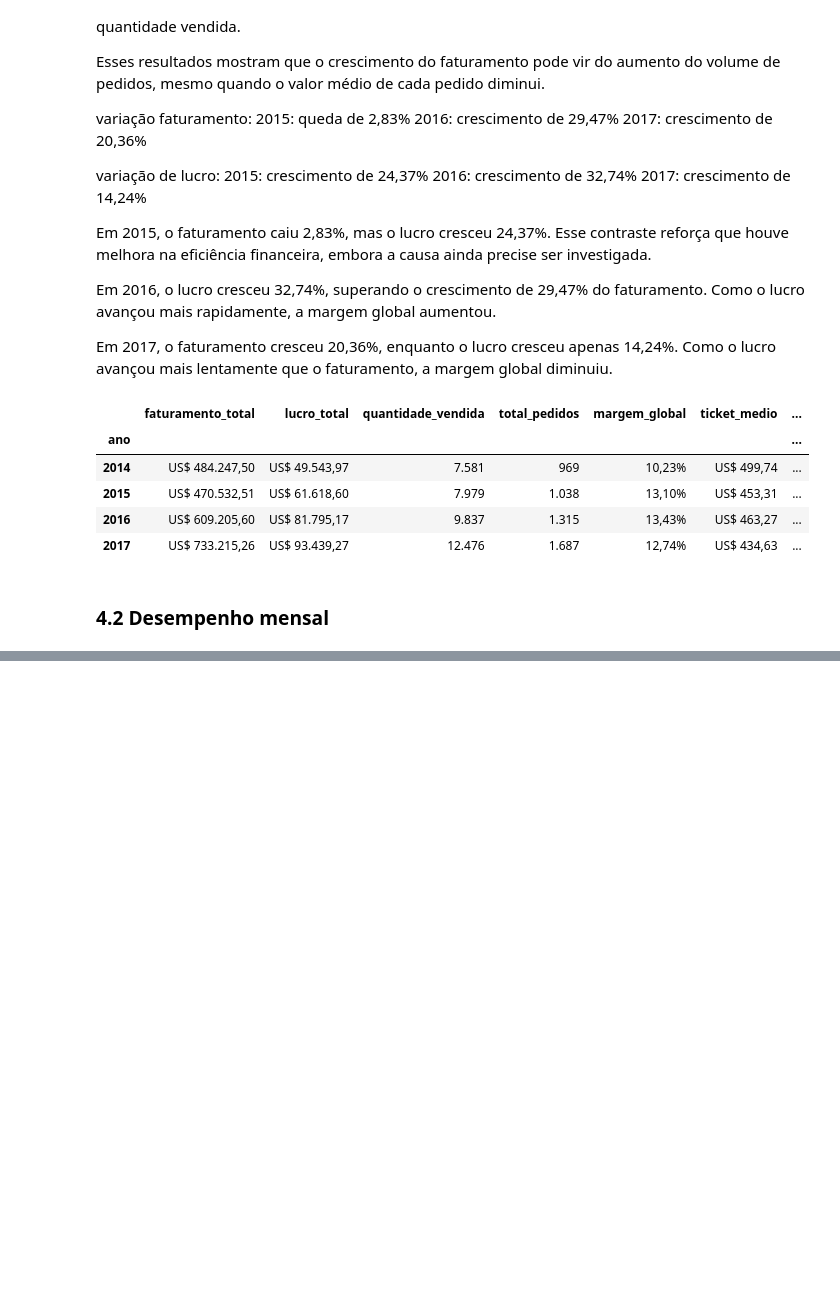
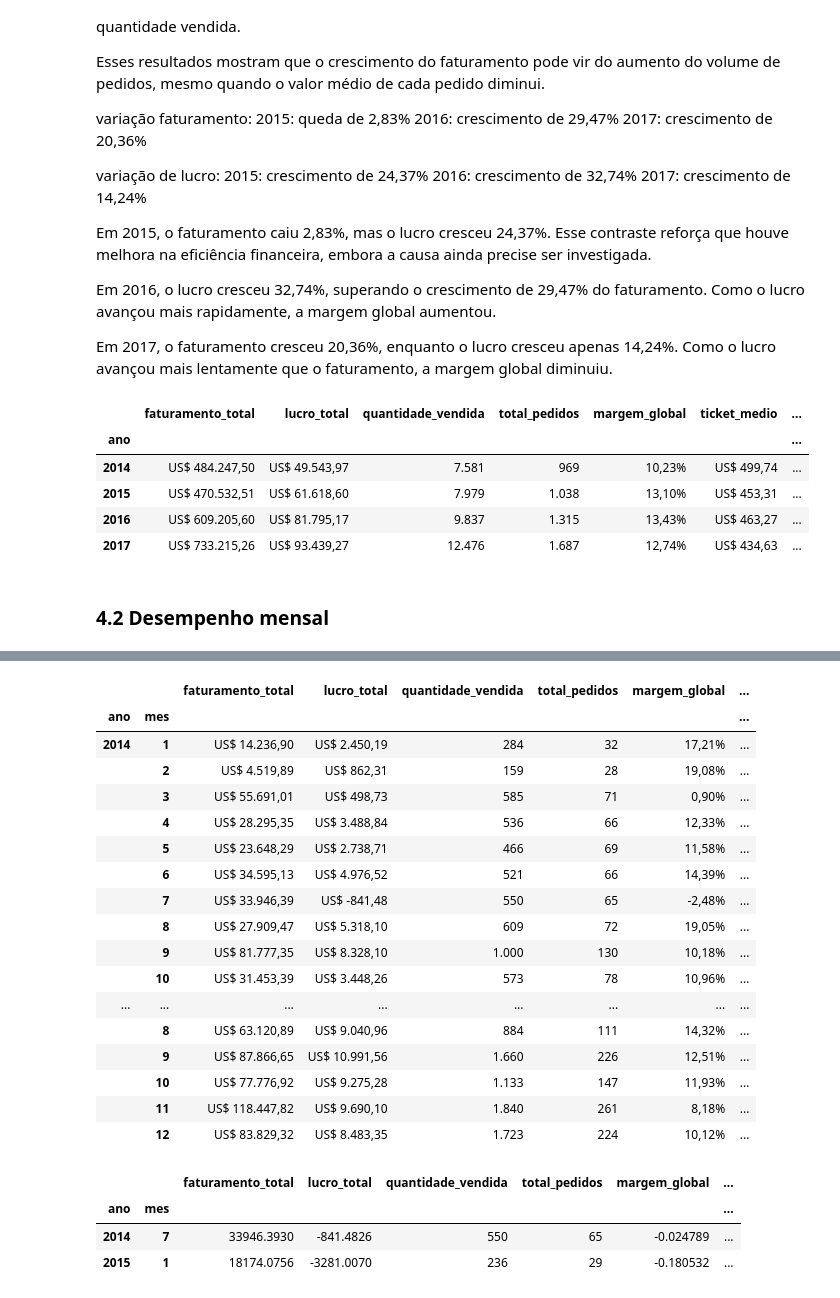
Before and after one commit to Mattanatecn/projetoanalisevendas-SAMPLE-SUPERSTORE, a Jupyter notebook: notebooks/analise_final.ipynb, the cells around one changed output, grey strips where cells are left out. Saved outputs shown, nothing was run; the diff lists cells and outputs as text; code cells hidden in the pictures; blank space fills up the shorter version.

```diff
--- a/notebooks/analise_final.ipynb
+++ b/notebooks/analise_final.ipynb
@@ -277,0 +315,50 @@ resumo_anual_formatado
+# %%
+formatacao_resumo_mensal={
+    'faturamento_total': 'US$ {:,.2f}',
+    'lucro_total': 'US$ {:,.2f}',
+    'quantidade_vendida': '{:,.0f}',
+    'total_pedidos': '{:,.0f}',
+    'margem_global': '{:.2%}',
+    'ticket_medio': 'US$ {:,.2f}',
+    'variacao_faturamento': '{:.2%}',
+    'diferenca_lucro': 'US$ {:,.2f}'
+}
+
+resumo_mensal_formatado=resumo_mensal.style.format(
+    formatacao_resumo_mensal,
+    na_rep='-',
+    decimal=',',
+    thousands='.'
+)
+
+resumo_mensal_formatado
+# %% [output]
+|  |  | faturamento_total | lucro_total | quantidade_vendida | total_pedidos | margem_global | ... |
+| ano | mes |  |  |  |  |  | ... |
+| 2014 | 1 | US$ 14.236,90 | US$ 2.450,19 | 284 | 32 | 17,21% | ... |
+|  | 2 | US$ 4.519,89 | US$ 862,31 | 159 | 28 | 19,08% | ... |
+|  | 3 | US$ 55.691,01 | US$ 498,73 | 585 | 71 | 0,90% | ... |
+|  | 4 | US$ 28.295,35 | US$ 3.488,84 | 536 | 66 | 12,33% | ... |
+|  | 5 | US$ 23.648,29 | US$ 2.738,71 | 466 | 69 | 11,58% | ... |
+|  | 6 | US$ 34.595,13 | US$ 4.976,52 | 521 | 66 | 14,39% | ... |
+|  | 7 | US$ 33.946,39 | US$ -841,48 | 550 | 65 | -2,48% | ... |
+|  | 8 | US$ 27.909,47 | US$ 5.318,10 | 609 | 72 | 19,05% | ... |
+|  | 9 | US$ 81.777,35 | US$ 8.328,10 | 1.000 | 130 | 10,18% | ... |
+|  | 10 | US$ 31.453,39 | US$ 3.448,26 | 573 | 78 | 10,96% | ... |
+| ... | ... | ... | ... | ... | ... | ... | ... |
+|  | 8 | US$ 63.120,89 | US$ 9.040,96 | 884 | 111 | 14,32% | ... |
+|  | 9 | US$ 87.866,65 | US$ 10.991,56 | 1.660 | 226 | 12,51% | ... |
+|  | 10 | US$ 77.776,92 | US$ 9.275,28 | 1.133 | 147 | 11,93% | ... |
+|  | 11 | US$ 118.447,82 | US$ 9.690,10 | 1.840 | 261 | 8,18% | ... |
+|  | 12 | US$ 83.829,32 | US$ 8.483,35 | 1.723 | 224 | 10,12% | ... |
+# %%
+meses_prejuizo=resumo_mensal[
+    resumo_mensal['lucro_total']<0
+]
+
+meses_prejuizo
+# %% [output]
+|  |  | faturamento_total | lucro_total | quantidade_vendida | total_pedidos | margem_global | ... |
+| ano | mes |  |  |  |  |  | ... |
+| 2014 | 7 | 33946.3930 | -841.4826 | 550 | 65 | -0.024789 | ... |
+| 2015 | 1 | 18174.0756 | -3281.0070 | 236 | 29 | -0.180532 | ... |
```
Also changed, not shown: parts of 16 cells of this notebook.
